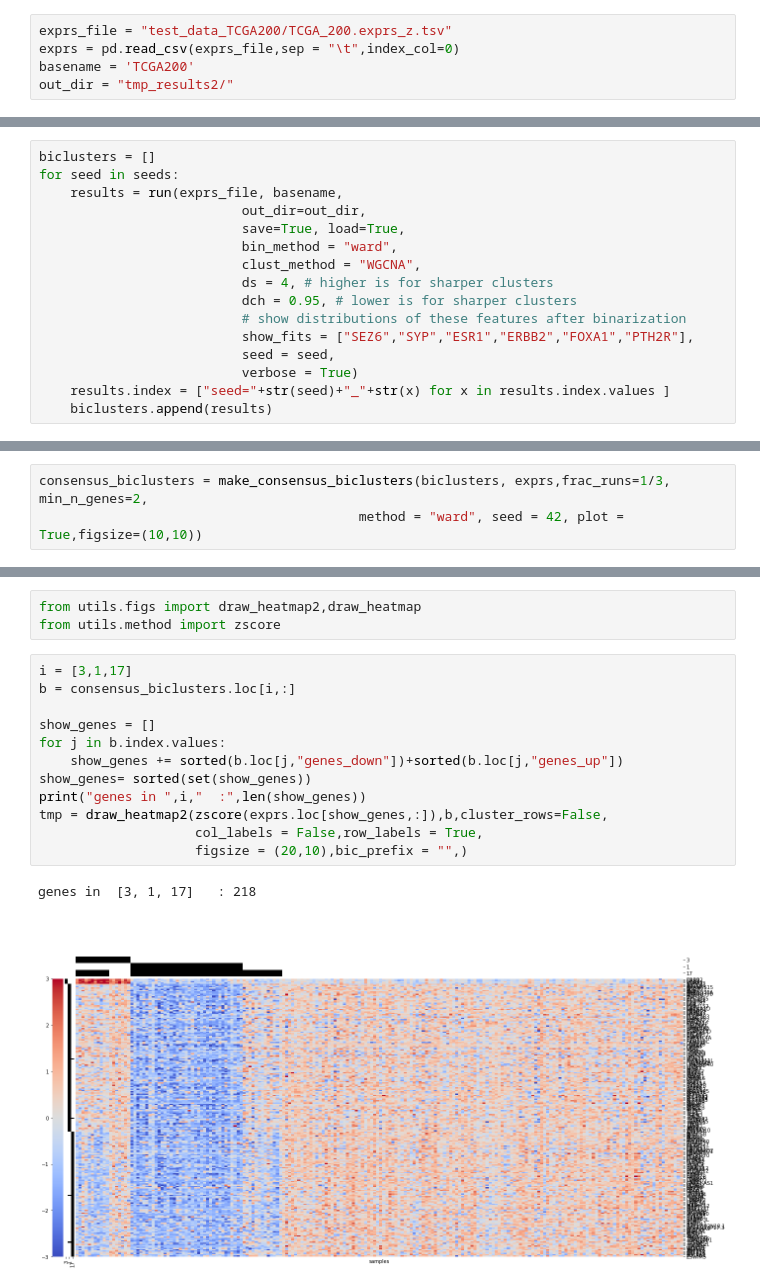
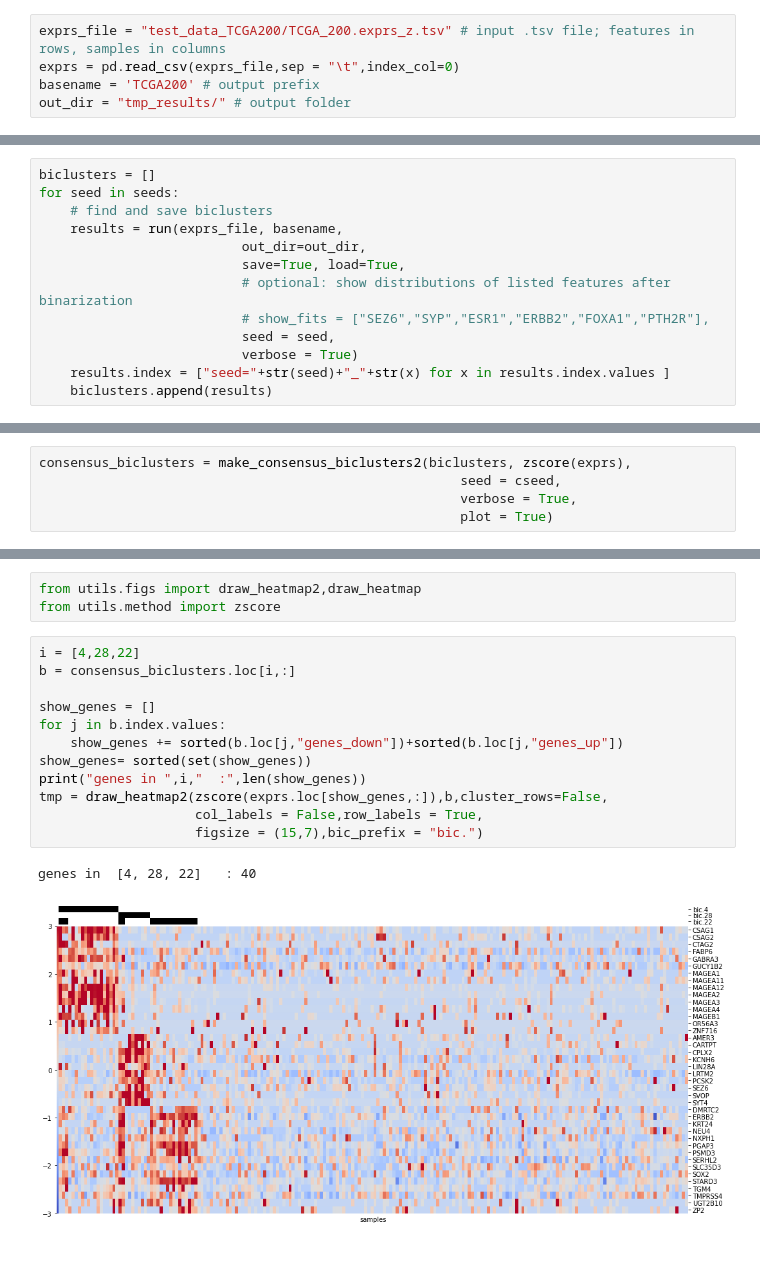
Before and after one commit to ozolotareva/unpast_paper, a Jupyter notebook: UnPaSt_example.ipynb, the cells around one changed output, grey strips where cells are left out. Drawn from its saved outputs; the diff is of its cells as text; blank space fills up the shorter version.

Commit message:
updated consensus functons and UnPaSt example

```diff
--- a/UnPaSt_example.ipynb
+++ b/UnPaSt_example.ipynb
@@ -11,5 +13,5 @@ from utils.method import read_bic_table, make_consensus_biclusters, write_bic_ta
 # %%
-exprs_file = "test_data_TCGA200/TCGA_200.exprs_z.tsv"
+exprs_file = "test_data_TCGA200/TCGA_200.exprs_z.tsv" # input .tsv file; features in rows, samples in columns
 exprs = pd.read_csv(exprs_file,sep = "\t",index_col=0)
-basename = 'TCGA200'
-out_dir = "tmp_results2/"
+basename = 'TCGA200' # output prefix
+out_dir = "tmp_results/" # output folder
@@ -26,15 +34,12 @@ generate  5  seeds [885440, 403958, 794772, 933488, 441001]
 # %%
 biclusters = []
 for seed in seeds:
+    # find and save biclusters
     results = run(exprs_file, basename,
                           out_dir=out_dir,
                           save=True, load=True,
-                          bin_method = "ward",
-                          clust_method = "WGCNA",
-                          ds = 4, # higher is for sharper clusters
-                          dch = 0.95, # lower is for sharper clusters
-                          # show distributions of these features after binarization
-                          show_fits = ["SEZ6","SYP","ESR1","ERBB2","FOXA1","PTH2R"],
+                          # optional: show distributions of listed features after binarization
+                          # show_fits = ["SEZ6","SYP","ESR1","ERBB2","FOXA1","PTH2R"],
                           seed = seed,
                           verbose = True)
     results.index = ["seed="+str(seed)+"_"+str(x) for x in results.index.values ]
@@ -84,4 +154,6 @@ for i in range(len(biclusters)):
 # %%
-consensus_biclusters = make_consensus_biclusters(biclusters, exprs,frac_runs=1/3, min_n_genes=2,
-                                         method = "ward", seed = 42, plot = True,figsize=(10,10))
+consensus_biclusters = make_consensus_biclusters2(biclusters, zscore(exprs),
+                                                      seed = cseed,
+                                                      verbose = True,
+                                                      plot = True)
 # %% [output]
@@ -136,17 +225,17 @@ b[b["genes"].apply(lambda x: g in x)]
 from utils.figs import draw_heatmap2,draw_heatmap
 from utils.method import zscore
 # %%
-i = [3,1,17]
+i = [4,28,22]
 b = consensus_biclusters.loc[i,:]
 
 show_genes = []
 for j in b.index.values:
     show_genes += sorted(b.loc[j,"genes_down"])+sorted(b.loc[j,"genes_up"])
 show_genes= sorted(set(show_genes))
 print("genes in ",i,"  :",len(show_genes))
 tmp = draw_heatmap2(zscore(exprs.loc[show_genes,:]),b,cluster_rows=False,
                     col_labels = False,row_labels = True,
-                    figsize = (20,10),bic_prefix = "",)
+                    figsize = (15,7),bic_prefix = "bic.")
 # %% [output]
-genes in  [3, 1, 17]   : 218
+genes in  [4, 28, 22]   : 40
-[figure, old version]
+[figure, new version]
```
Also changed, not shown: parts of 15 cells of this notebook, 6 other files.
